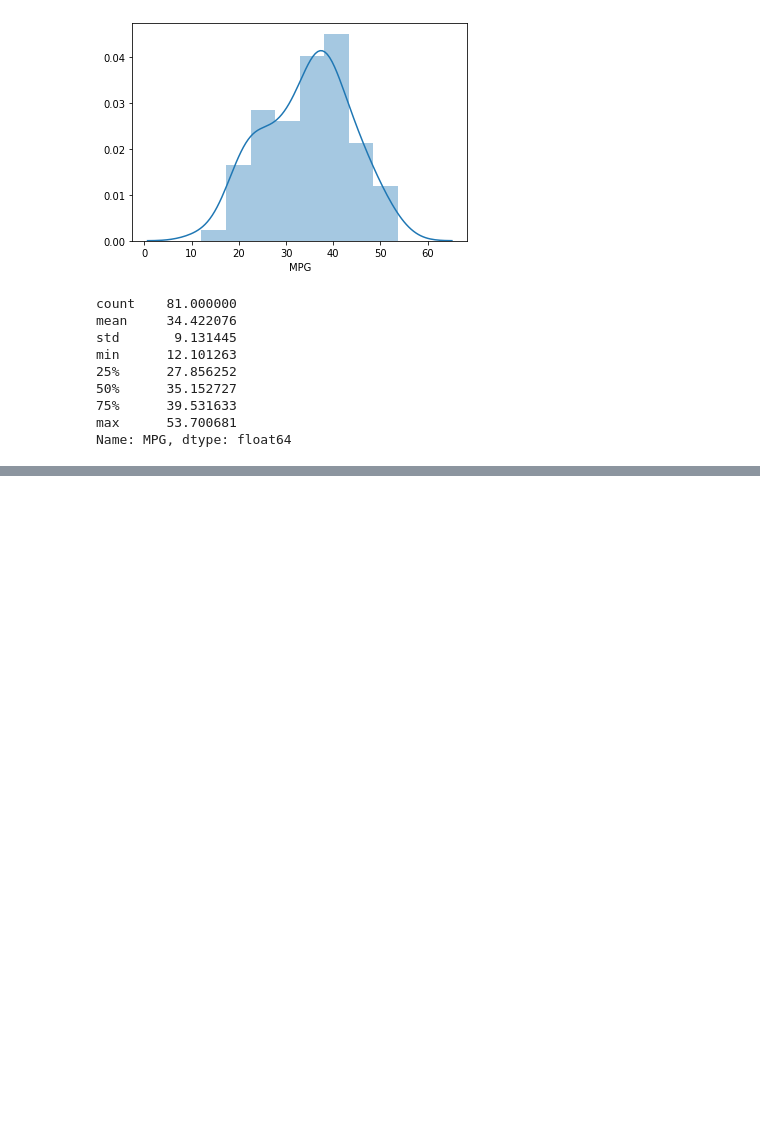
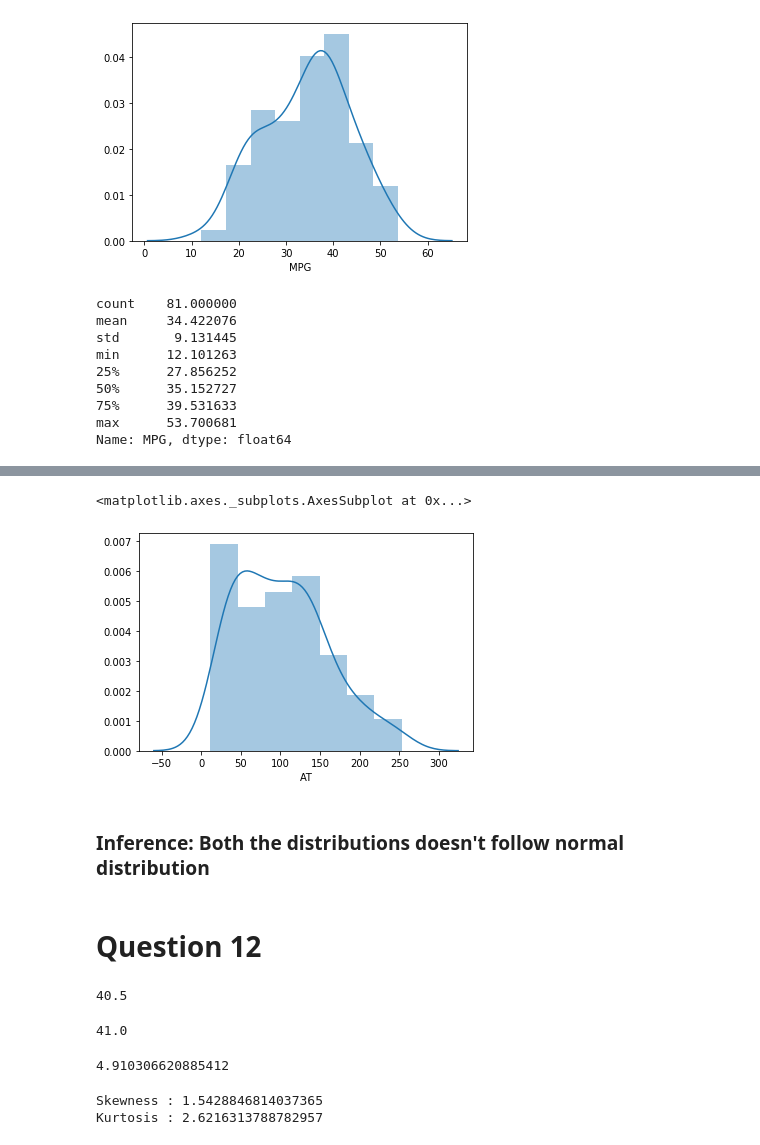
Before and after one commit to DebanjaliBasu/Excelr-1, a Jupyter notebook: Code/Assignment 1 Subhradip halder.ipynb, the cells around one changed output, grey strips where cells are left out. Saved outputs shown, nothing was run; the diff lists cells and outputs as text; code cells hidden in the pictures; blank space fills up the shorter version.

```diff
--- a/Code/Assignment 1.ipynb
+++ b/Code/Assignment 1 Subhradip halder.ipynb
@@ -234,0 +253,9 @@ Name: MPG, dtype: float64
+# %%
+sns.distplot(df_at['AT'])
+# %% [output]
+<matplotlib.axes._subplots.AxesSubplot at 0x...>
+[figure, added]
+# %% [markdown]
+### Inference: Both the distributions doesn't follow normal distribution
+# %% [markdown]
+# Question 12
@@ -234,0 +267,20 @@ Name: MPG, dtype: float64
+# %%
+np.median(students)
+# %% [output]
+40.5
+# %%
+np.mean(students)
+# %% [output]
+41.0
+# %%
+np.std(students)
+# %% [output]
+4.910306620885412
+# %%
+from scipy.stats import skew
+from scipy.stats import kurtosis
+print('Skewness :', skew(students))
+print('Kurtosis :',  kurtosis(students))
+# %% [output]
+Skewness : 1.5428846814037365
+Kurtosis : 2.6216313788782957
```
Also changed, not shown: parts of 25 cells of this notebook, 3 other files.
